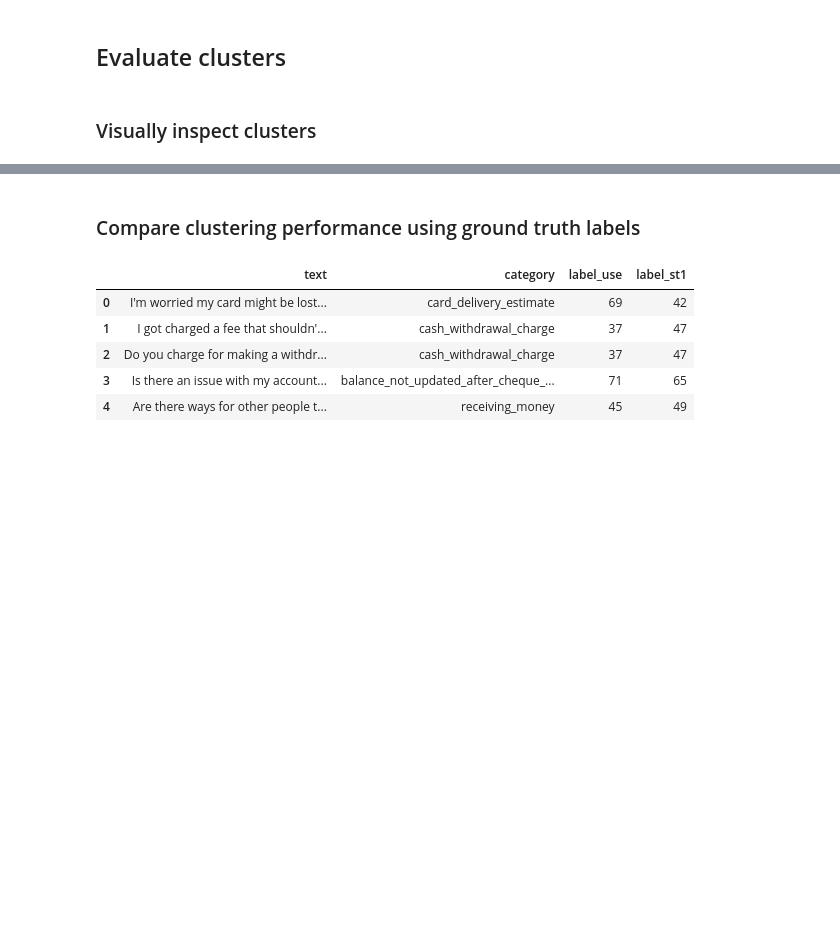
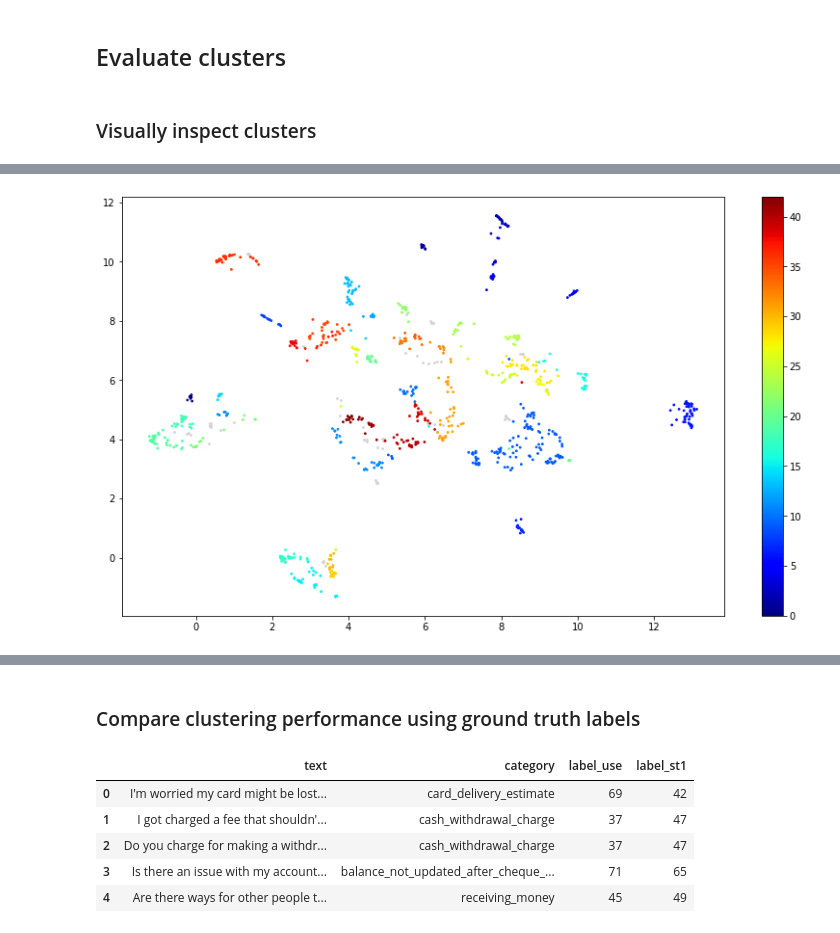
Before and after one commit to dborrelli/chat-intents, a Jupyter notebook: notebooks/chatintents_tutorial.ipynb, the cells around one changed output, grey strips where cells are left out. Saved outputs shown, nothing was run; the diff lists cells and outputs as text; code cells hidden in the pictures; blank space fills up the shorter version.

```diff
--- a/notebooks/chatintents_tutorial.ipynb
+++ b/notebooks/chatintents_tutorial.ipynb
@@ -280,0 +236,4 @@ plot_clusters(embeddings_st2, best_clusters_st3)
+# %%
+model_st2.plot_best_clusters()
+# %% [output]
+[figure, added]
```
Also changed, not shown: parts of 35 cells of this notebook, 1 other file.
